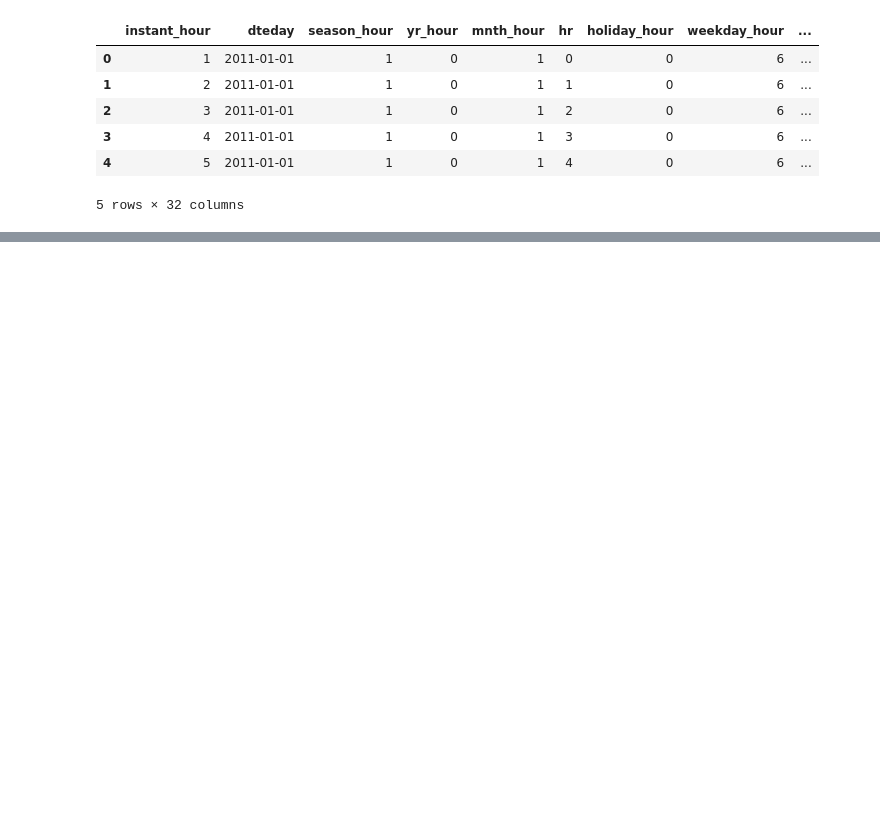
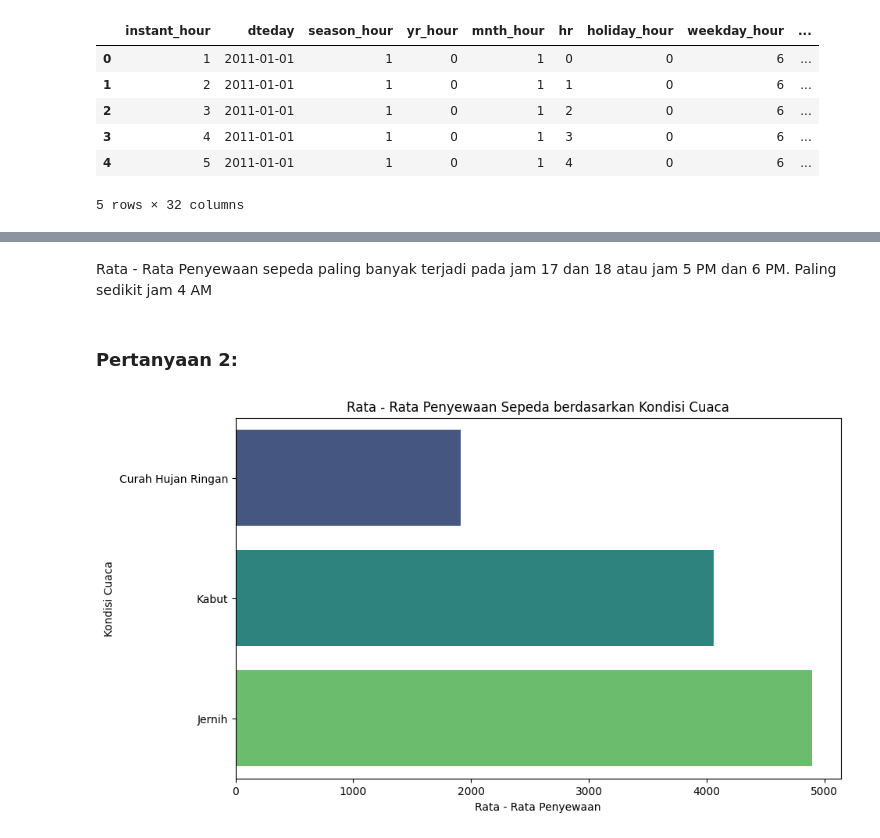
Before and after one commit to myudak/Bike-Exploratory-Data-Analysis, a Jupyter notebook: notebook.ipynb, the cells around one changed output, grey strips where cells are left out. Cells and saved outputs as stored; diff of their text form; code cells hidden in the pictures; blank space fills up the shorter version.

```diff
--- a/notebook.ipynb
+++ b/notebook.ipynb
@@ -149,0 +253,17 @@ bike_df.groupby(by="season_day").agg({
+# %% [markdown]
+Rata - Rata Penyewaan sepeda paling banyak terjadi pada jam 17 dan 18 atau jam 5 PM dan 6 PM. Paling sedikit jam 4 AM
+# %% [markdown]
+### Pertanyaan 2:
+# %%
+avg_weather = bike_df.groupby('weather_label')['cnt_day'].mean().reset_index().sort_values("cnt_day")
+
+plt.figure(figsize=(10, 6))
+sns.barplot(x='cnt_day', y='weather_label', data=avg_weather, palette='viridis')
+
+plt.title('Rata - Rata Penyewaan Sepeda berdasarkan Kondisi Cuaca')
+plt.xlabel('Rata - Rata Penyewaan')
+plt.ylabel('Kondisi Cuaca')
+
+plt.show()
+# %% [output]
+[figure, added]
```
Also changed, not shown: parts of 54 cells of this notebook, 10 other files.
